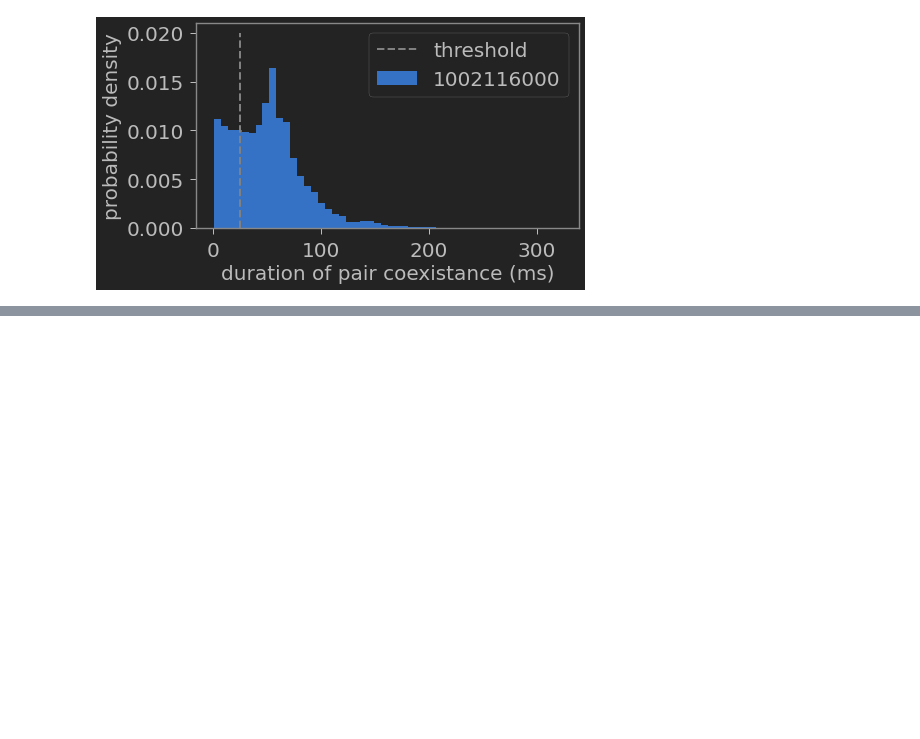
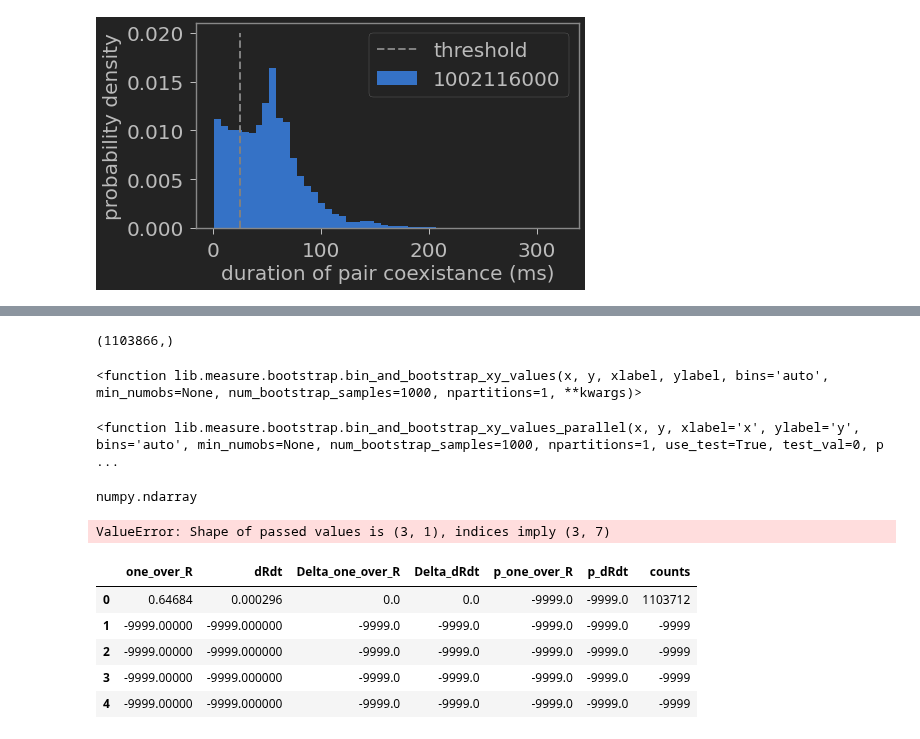
Before and after one commit to timtyree/care, a Jupyter notebook: notebooks/fast estimation of particle properties.ipynb, the cells around one changed output, grey strips where cells are left out. Cells and saved outputs as stored; diff of their text form; code cells hidden in the pictures; blank space fills up the shorter version.

```diff
--- a/notebooks/fast estimation of particle properties.ipynb
+++ b/notebooks/fast estimation of particle properties.ipynb
@@ -786,0 +842,6 @@ hooray!
+# %%
+#TODO: compute the bootstrapped mean dRdt (y_values) binning by one_over_R (x_values)
+#TODO: bootstrap dRdt versus R for one input_fn
+#TODO: compute a for one input_fn
+x_values,y_values=dfr.sort_values(by='t')[['one_over_R','dRdt']].values.T
+print(f"(x_values<0).any()={(x_values<0).any()}")
@@ -786,0 +888,44 @@ hooray!
+# %%
+x_values[boo].get().shape
+# %% [output]
+(1103866,)
+# %%
+bin_and_bootstrap_xy_values
+# %% [output]
+<function lib.measure.bootstrap.bin_and_bootstrap_xy_values(x, y, xlabel, ylabel, bins='auto', min_numobs=None, num_bootstrap_samples=1000, npartitions=1, **kwargs)>
+# %%
+bin_and_bootstrap_xy_values_parallel
+# %% [output]
+<function lib.measure.bootstrap.bin_and_bootstrap_xy_values_parallel(x, y, xlabel='x', ylabel='y', bins='auto', min_numobs=None, num_bootstrap_samples=1000, npartitions=1, use_test=True, test_val=0, p ...
+# %%
+type(x_values[boo].get()[:7])
+# %% [output]
+numpy.ndarray
+# %%
+#compute the bootstrapped mean dRdt (y_values) binning by one_over_R (x_values)
+boo=x_values>0
+bins=30#'auto'
+# df_out=bin_and_bootstrap_xy_values_parallel(x=x_values[boo],
+df_out=bin_and_bootstrap_xy_values(x=x_values[boo].get()[:7],
+                               y=y_values[boo].get()[:7],
+                               xlabel='one_over_R',
+                               ylabel='dRdt',
+                               bins=bins,
+                               min_numobs=None,
+                               num_bootstrap_samples=5,
+                               npartitions=os.cpu_count(),#full cylinders
+                               use_test=False,
+                               test_val=0,printing=False)#,**kwargs)
+# %% [output]
+ValueError: Shape of passed values is (3, 1), indices imply (3, 7)
+# %%
+#note: it did not parallelize over os.cpu_count()==12
+#run time: 1 minute per trial
+df_out.head()
+# %% [output]
+|  | one_over_R | dRdt | Delta_one_over_R | Delta_dRdt | p_one_over_R | p_dRdt | counts |
+| 0 | 0.64684 | 0.000296 | 0.0 | 0.0 | -9999.0 | -9999.0 | 1103712 |
+| 1 | -9999.00000 | -9999.000000 | -9999.0 | -9999.0 | -9999.0 | -9999.0 | -9999 |
+| 2 | -9999.00000 | -9999.000000 | -9999.0 | -9999.0 | -9999.0 | -9999.0 | -9999 |
+| 3 | -9999.00000 | -9999.000000 | -9999.0 | -9999.0 | -9999.0 | -9999.0 | -9999 |
+| 4 | -9999.00000 | -9999.000000 | -9999.0 | -9999.0 | -9999.0 | -9999.0 | -9999 |
```
Also changed, not shown: parts of 82 cells of this notebook, 9 other files.
